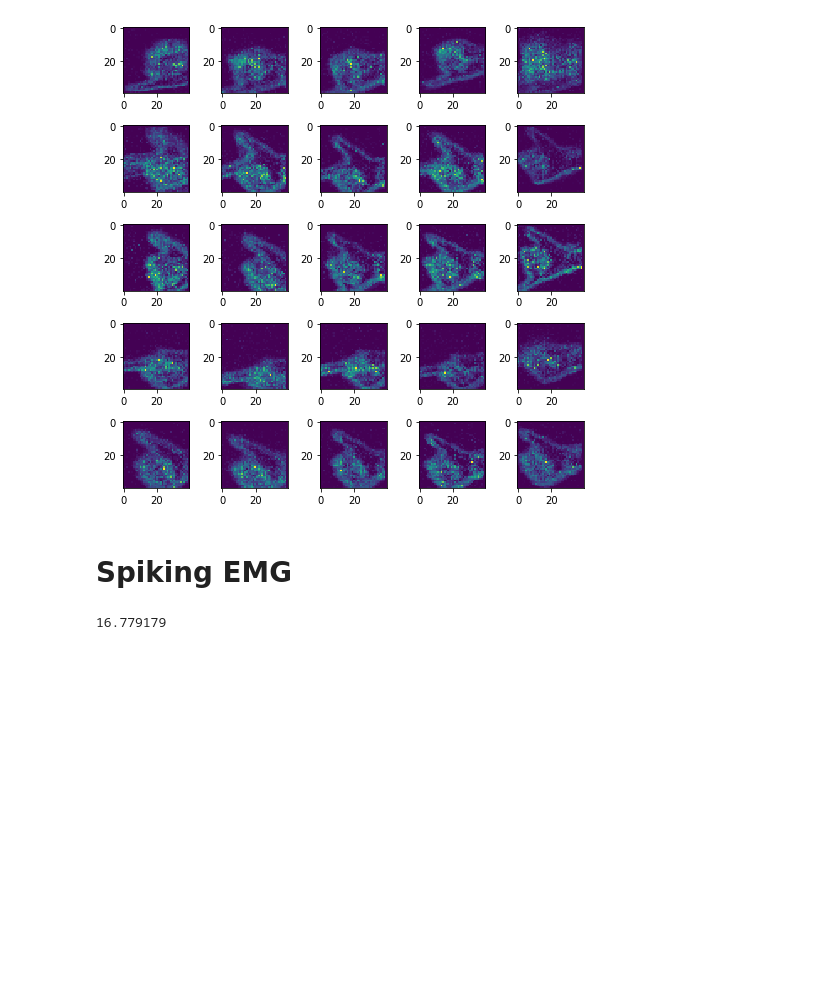
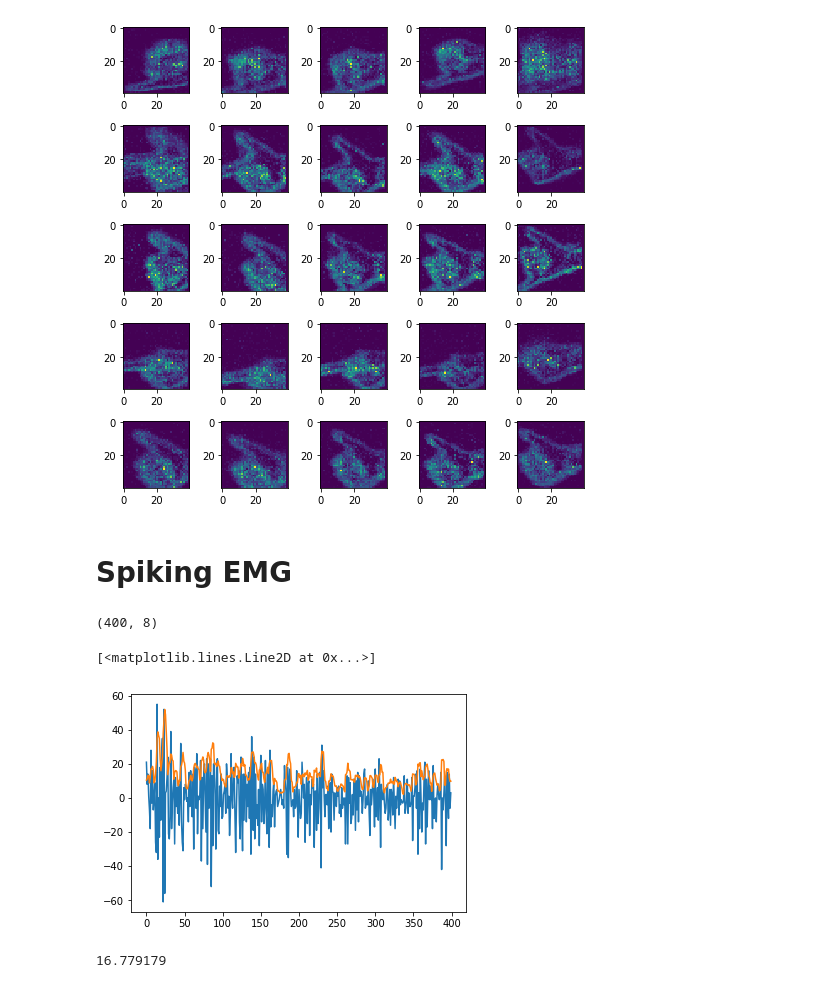
Before and after one commit to Enny1991/dvs_emg_fusion, a Jupyter notebook: prepare_full_dataset_.ipynb, the cells around one changed output. Cells and saved outputs as stored; diff of their text form; code cells hidden in the pictures; blank space fills up the shorter version.

```diff
--- a/prepare_full_dataset_.ipynb
+++ b/prepare_full_dataset_.ipynb
@@ -360,3 +361,25 @@ add_noise = False
+# %%
+def rms(x, frame_len=4):
+
+    n_win = len(x)
+    x = np.hstack([np.zeros((frame_len - 1)) , x])
+
+    ret = np.zeros((n_win,))
+
+    for i in range(n_win):
+        chunk = x[i:i + frame_len]
+        ret[i] = np.sqrt(np.sum(chunk ** 2, 0) / frame_len)
+
+    return ret
+
+_emg = copy.deepcopy(subjects['subject03_session03'].trials['elle'][2])
+print(_emg.shape)
+plt.plot(_emg[:, 0])
+plt.plot(rms(_emg[:, 0]))
+# %% [output]
+(400, 8)
+[<matplotlib.lines.Line2D at 0x...>]
+[figure, added]
 # %%
 def true_SNR(sig, snr_range=(-2.5, 2.5)):
     snr = np.random.rand() * (snr_range[1] - snr_range[0]) + snr_range[0]
```
Also changed, not shown: parts of 14 cells of this notebook, 2 other files.
